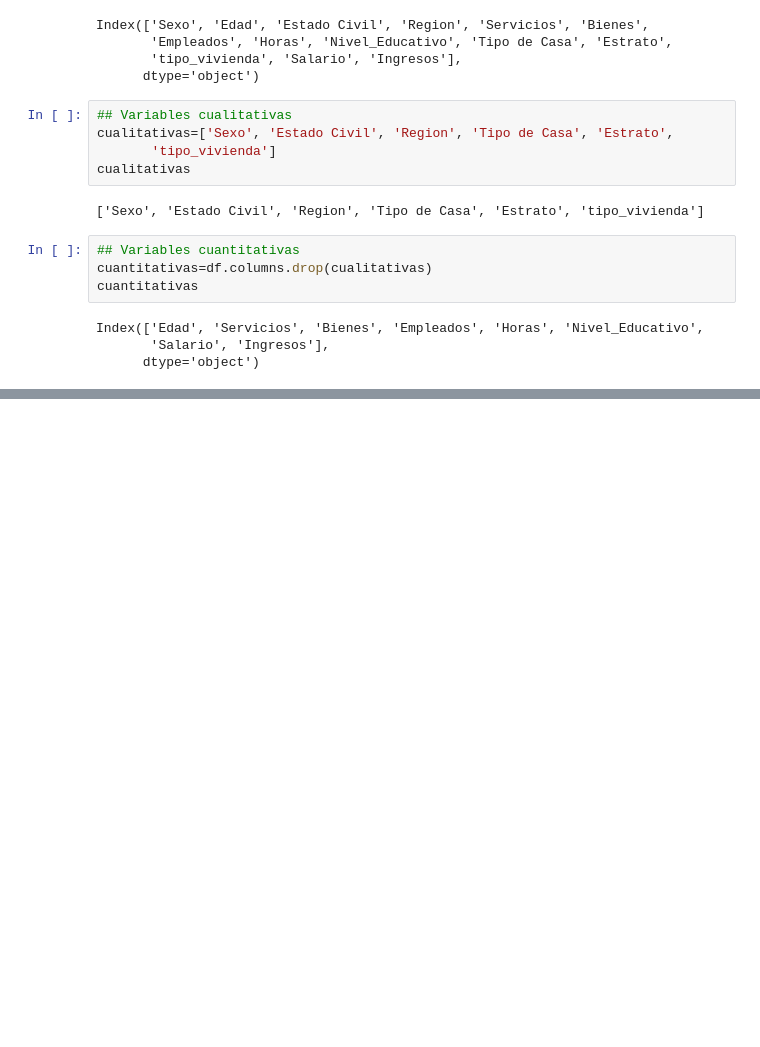
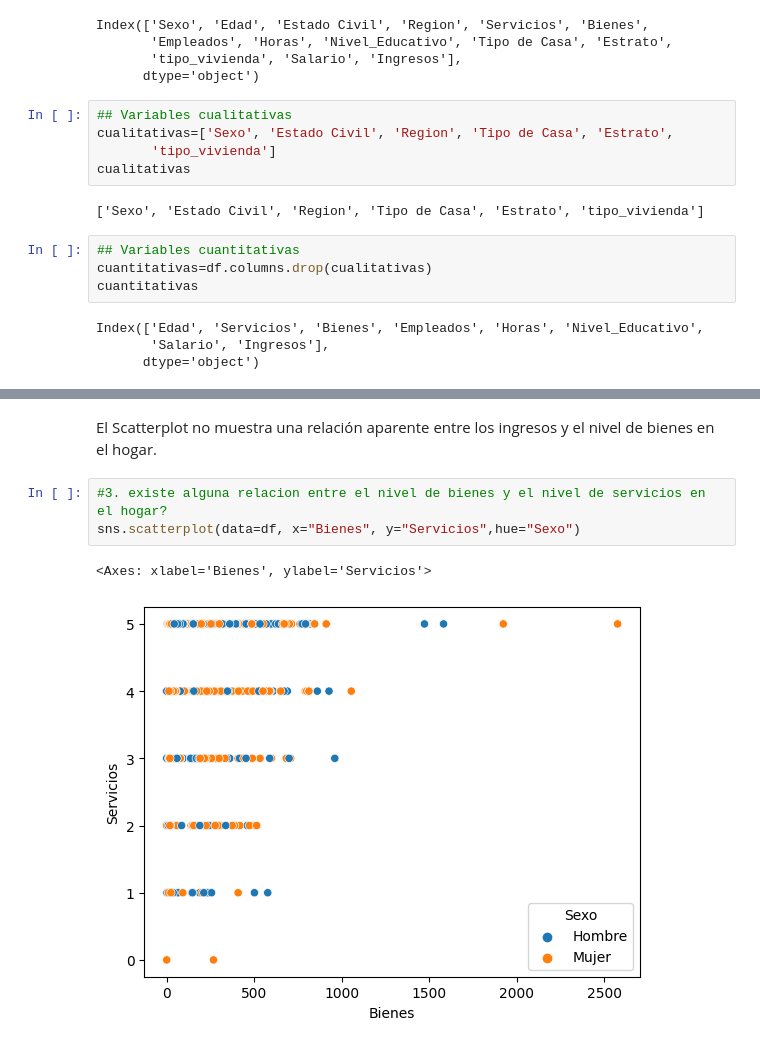
Before and after one commit to camicodemaker/data-science, a Jupyter notebook: hogares.ipynb, the cells around one changed output, grey strips where cells are left out. Saved outputs shown, nothing was run; the diff lists cells and outputs as text; blank space fills up the shorter version.

```diff
--- a/hogares.ipynb
+++ b/hogares.ipynb
@@ -139 +170,9 @@ sns.boxplot(data=df["Ingresos"])
+# %% [markdown]
+El Scatterplot no muestra una relación aparente entre los ingresos y el nivel de bienes en el hogar.
+# %%
+#3. existe alguna relacion entre el nivel de bienes y el nivel de servicios en el hogar?
+sns.scatterplot(data=df, x="Bienes", y="Servicios",hue="Sexo")
+# %% [output]
+<Axes: xlabel='Bienes', ylabel='Servicios'>
+[figure, added]
 # %%
```
Also changed, not shown: parts of 18 cells of this notebook.
